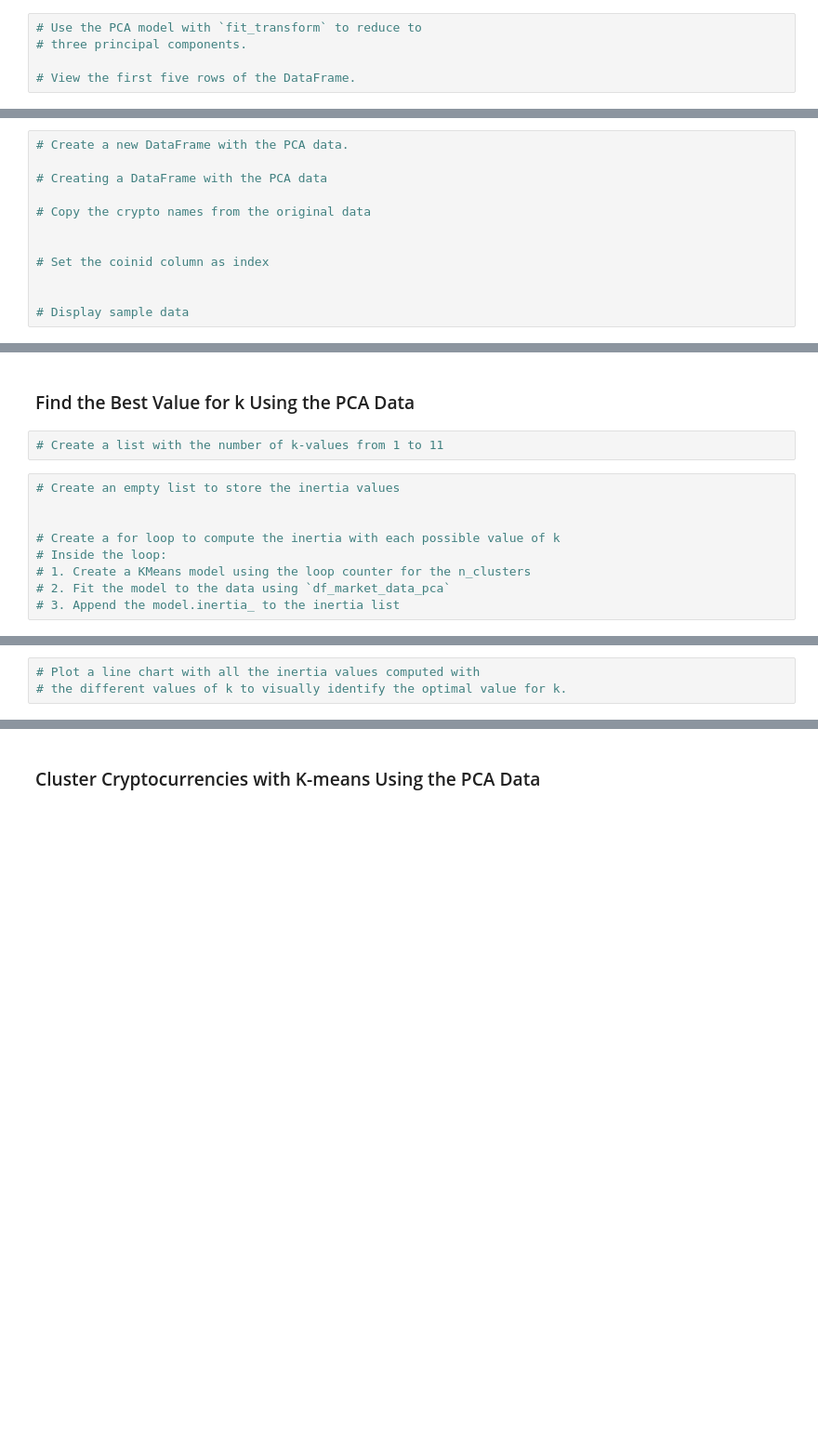
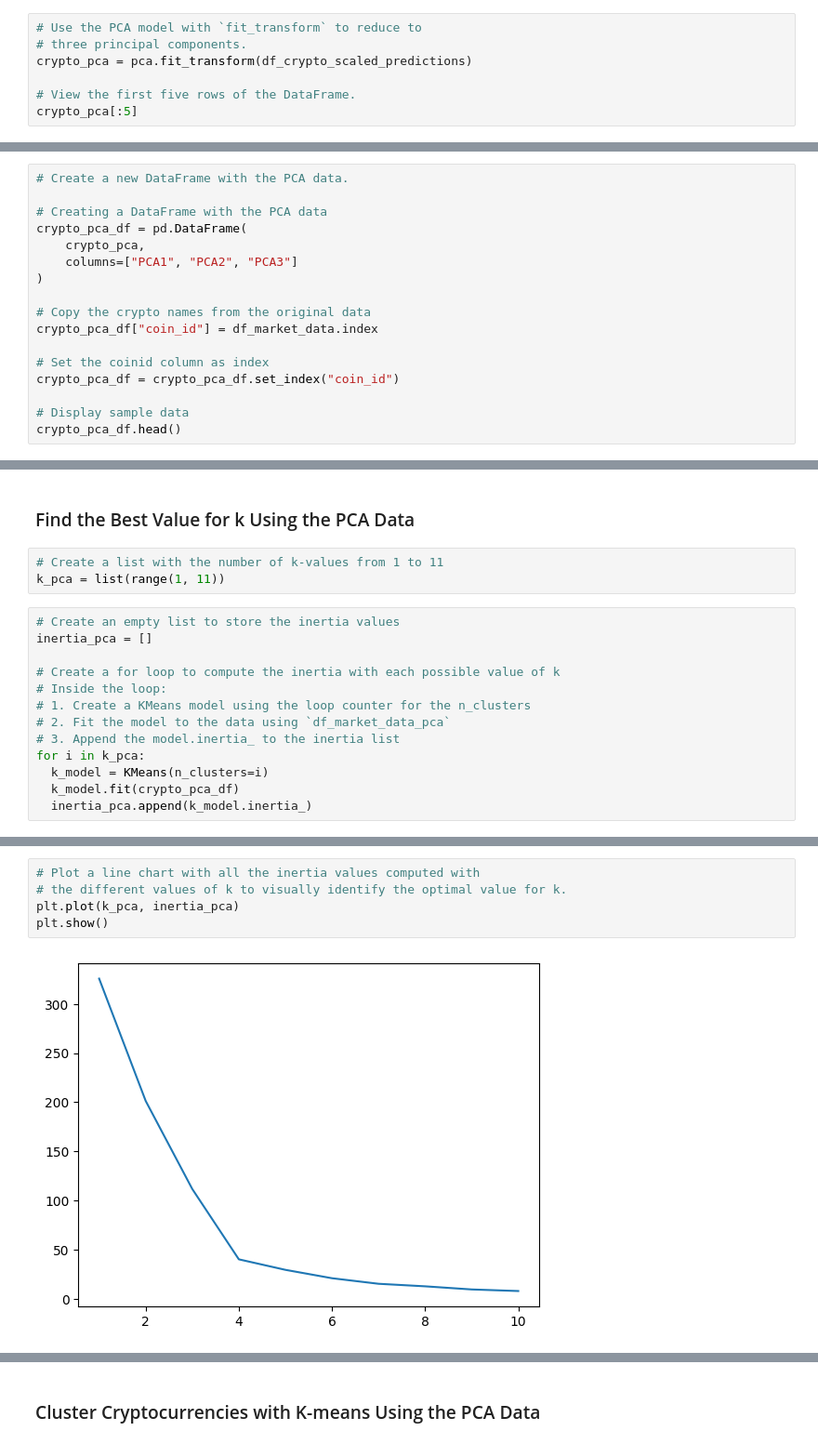
Before and after one commit to Pooja14n/CryptoClustering, a Jupyter notebook: Crypto_Clustering.ipynb, the cells around one changed output, grey strips where cells are left out. Shown at 93% size. Drawn from its saved outputs; the diff is of its cells as text; blank space fills up the shorter version.

```diff
--- a/Crypto_Clustering.ipynb
+++ b/Crypto_Clustering.ipynb
@@ -167,5 +233,7 @@ array([[ 0.50852937,  0.49319307,  0.77220043,  0.23545963, -0.0674951 ,
 # %%
 # Use the PCA model with `fit_transform` to reduce to
 # three principal components.
+crypto_pca = pca.fit_transform(df_crypto_scaled_predictions)
 
 # View the first five rows of the DataFrame.
+crypto_pca[:5]
@@ -182,11 +259,16 @@ array([[ 0.50852937,  0.49319307,  0.77220043,  0.23545963, -0.0674951 ,
 # Create a new DataFrame with the PCA data.
 
 # Creating a DataFrame with the PCA data
+crypto_pca_df = pd.DataFrame(
+    crypto_pca,
+    columns=["PCA1", "PCA2", "PCA3"]
+)
 
 # Copy the crypto names from the original data
-
+crypto_pca_df["coin_id"] = df_market_data.index
 
 # Set the coinid column as index
-
+crypto_pca_df = crypto_pca_df.set_index("coin_id")
 
 # Display sample data
+crypto_pca_df.head()
@@ -196,14 +286,19 @@ array([[ 0.50852937,  0.49319307,  0.77220043,  0.23545963, -0.0674951 ,
 ### Find the Best Value for k Using the PCA Data
 # %%
 # Create a list with the number of k-values from 1 to 11
+k_pca = list(range(1, 11))
 # %%
 # Create an empty list to store the inertia values
-
+inertia_pca = []
 
 # Create a for loop to compute the inertia with each possible value of k
 # Inside the loop:
 # 1. Create a KMeans model using the loop counter for the n_clusters
 # 2. Fit the model to the data using `df_market_data_pca`
 # 3. Append the model.inertia_ to the inertia list
+for i in k_pca:
+  k_model = KMeans(n_clusters=i)
+  k_model.fit(crypto_pca_df)
+  inertia_pca.append(k_model.inertia_)
 # %%
 # Create a dictionary with the data to plot the Elbow curve
@@ -212,6 +319,10 @@ array([[ 0.50852937,  0.49319307,  0.77220043,  0.23545963, -0.0674951 ,
 # %%
 # Plot a line chart with all the inertia values computed with
 # the different values of k to visually identify the optimal value for k.
+plt.plot(k_pca, inertia_pca)
+plt.show()
+# %% [output]
+[figure, added]
 # %% [markdown]
 #### Answer the following questions:
 
```
Also changed, not shown: parts of 27 cells of this notebook.
